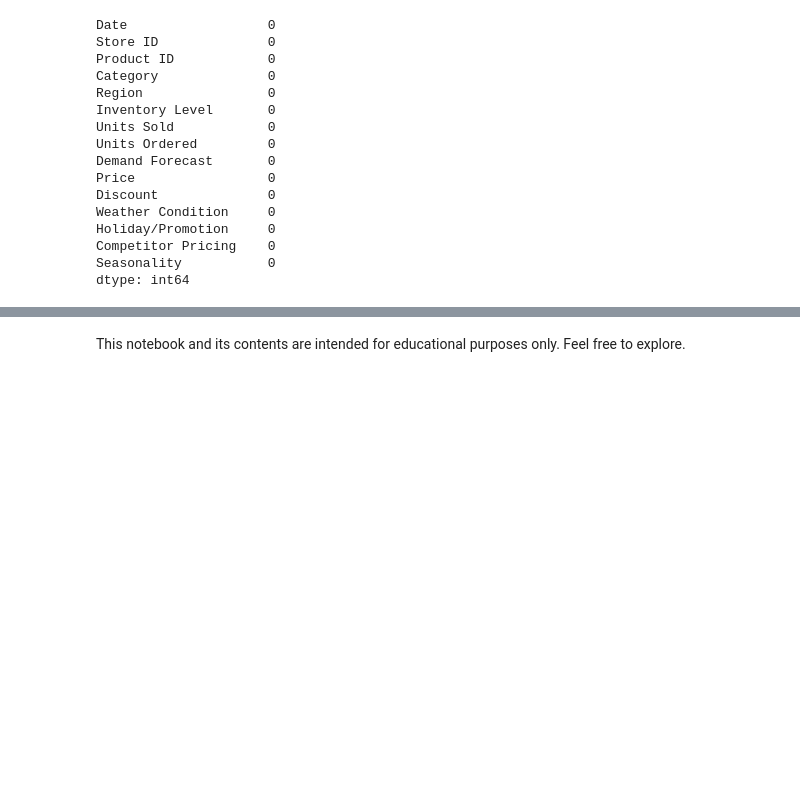
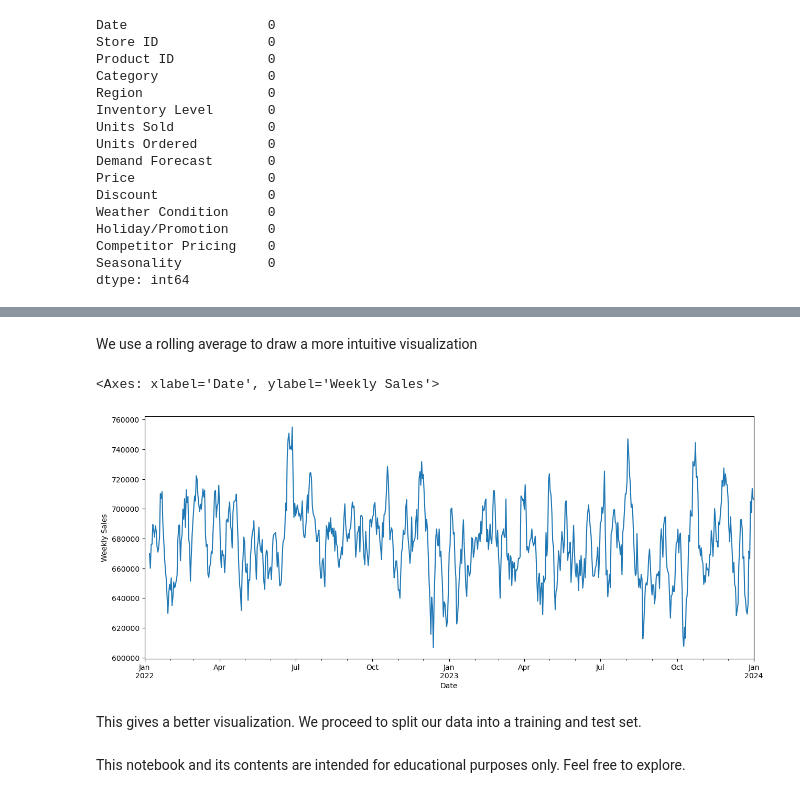
Before and after one commit to Mohammed-Hanan-Othman/time-series-forecasting, a Jupyter notebook: notebooks/sales_prediction.ipynb, the cells around one changed output, grey strips where cells are left out. Cells and saved outputs as stored; diff of their text form; code cells hidden in the pictures; blank space fills up the shorter version.

```diff
--- a/notebooks/sales_prediction.ipynb
+++ b/notebooks/sales_prediction.ipynb
@@ -83,0 +118,11 @@ The data appears clean and there are no null values, hence no need to drop rows.
+# %% [markdown]
+We use a rolling average to draw a more intuitive visualization
+# %%
+# Using a rolling window of 7 days (or 1 week)
+fig, ax = plt.subplots(figsize=(15, 6))
+daily_sales["total_sales"].rolling(7).mean().plot(ax=ax,ylabel="Weekly Sales")
+# %% [output]
+<Axes: xlabel='Date', ylabel='Weekly Sales'>
+[figure, added]
+# %% [markdown]
+This gives a better visualization. We proceed to split our data into a training and test set.
```
Also changed, not shown: parts of 11 cells of this notebook.
